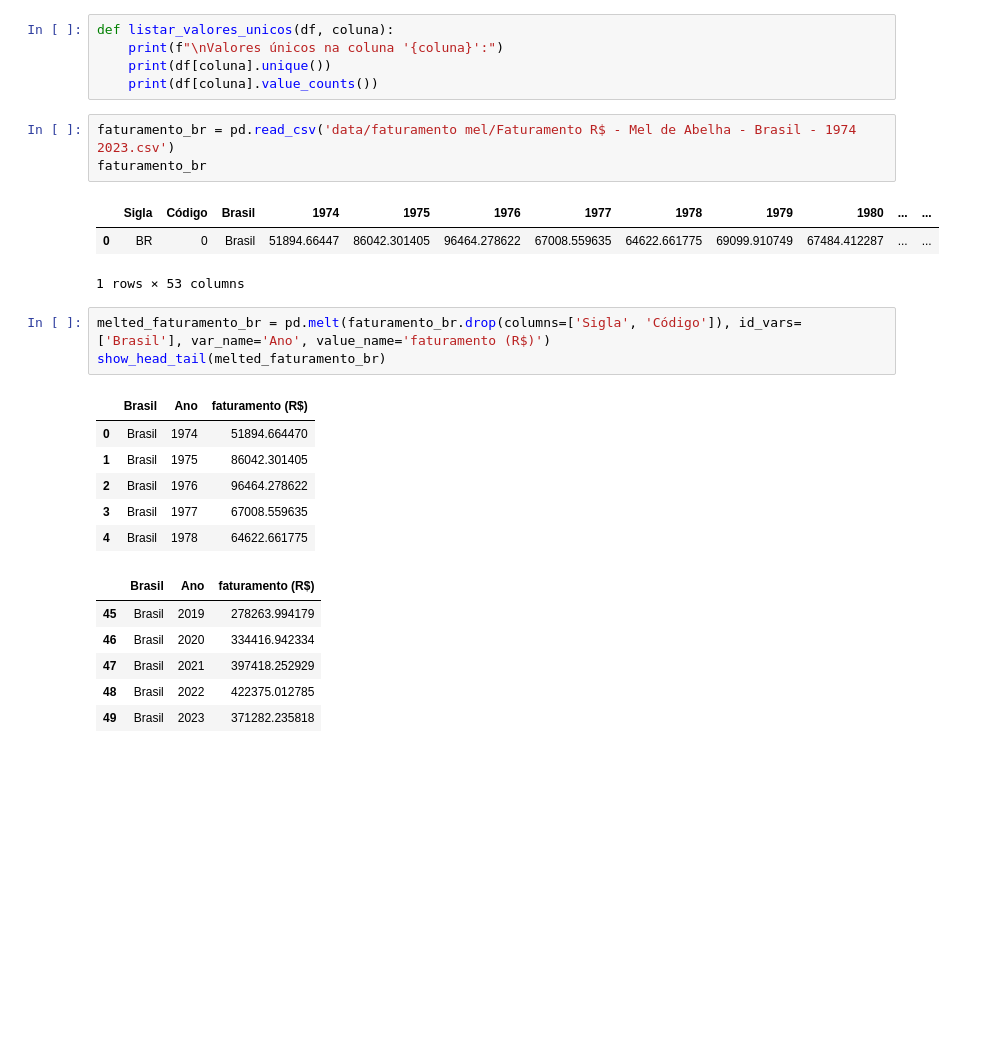
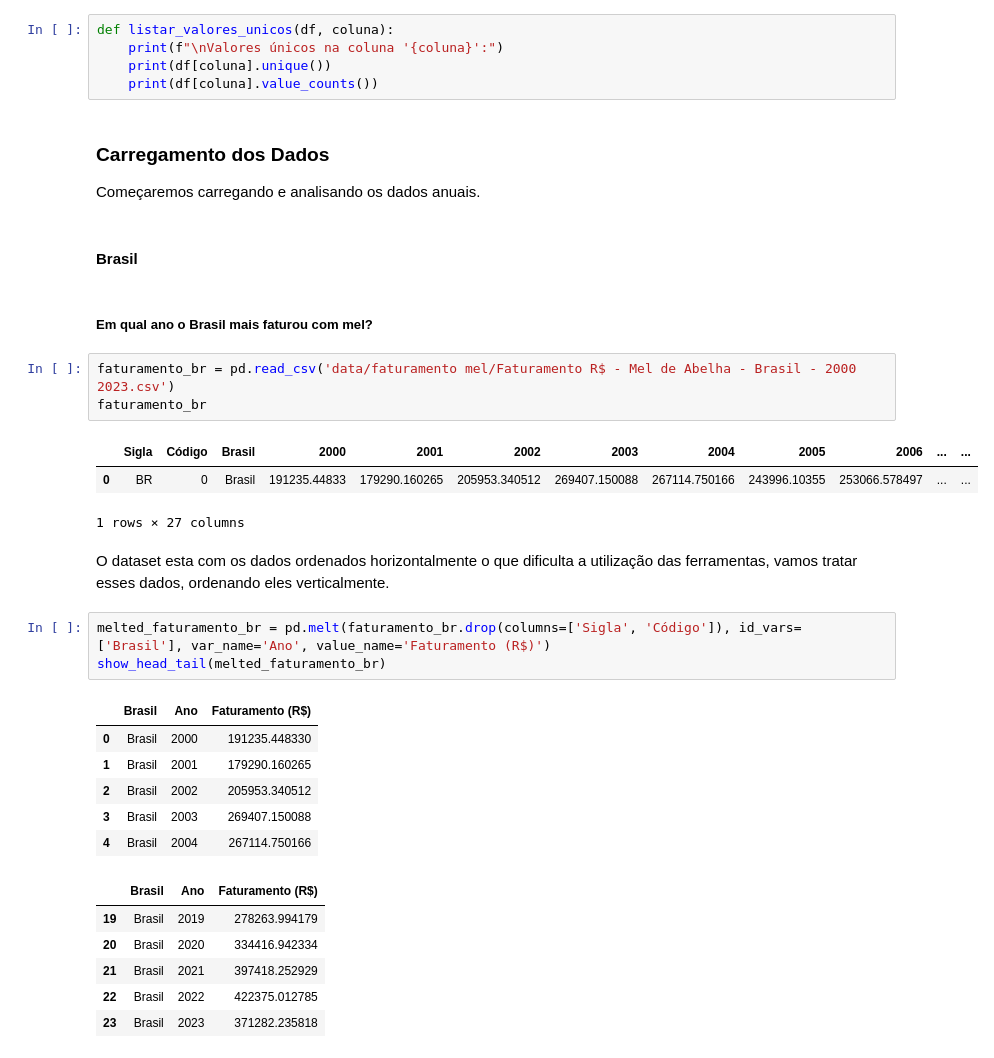
Before and after one commit to Gabriel-J-code/ad-projeto-bees-caatinga, a Jupyter notebook: relatorio.ipynb, the cells around one changed output. Saved outputs shown, nothing was run; the diff lists cells and outputs as text; blank space fills up the shorter version.

```diff
--- a/relatorio.ipynb
+++ b/relatorio.ipynb
@@ -34,26 +40,35 @@ def listar_valores_unicos(df, coluna):
     print(f"\nValores únicos na coluna '{coluna}':")
     print(df[coluna].unique())
     print(df[coluna].value_counts())
+# %% [markdown]
+### Carregamento dos Dados
+Começaremos carregando e analisando os dados anuais.
+# %% [markdown]
+#### Brasil
+# %% [markdown]
+##### Em qual ano o Brasil mais faturou com mel?
 # %%
-faturamento_br = pd.read_csv('data/faturamento mel/Faturamento R$ - Mel de Abelha - Brasil - 1974 2023.csv')
+faturamento_br = pd.read_csv('data/faturamento mel/Faturamento R$ - Mel de Abelha - Brasil - 2000 2023.csv')
 faturamento_br
 # %% [output]
-|  | Sigla | Código | Brasil | 1974 | 1975 | 1976 | 1977 | 1978 | 1979 | 1980 | ... | ... |
-| 0 | BR | 0 | Brasil | 51894.66447 | 86042.301405 | 96464.278622 | 67008.559635 | 64622.661775 | 69099.910749 | 67484.412287 | ... | ... |
+|  | Sigla | Código | Brasil | 2000 | 2001 | 2002 | 2003 | 2004 | 2005 | 2006 | ... | ... |
+| 0 | BR | 0 | Brasil | 191235.44833 | 179290.160265 | 205953.340512 | 269407.150088 | 267114.750166 | 243996.10355 | 253066.578497 | ... | ... |
-1 rows × 53 columns
+1 rows × 27 columns
+# %% [markdown]
+O dataset esta com os dados ordenados horizontalmente o que dificulta a utilização das ferramentas, vamos tratar esses dados, ordenando eles verticalmente.
 # %%
-melted_faturamento_br = pd.melt(faturamento_br.drop(columns=['Sigla', 'Código']), id_vars=['Brasil'], var_name='Ano', value_name='faturamento (R$)')
+melted_faturamento_br = pd.melt(faturamento_br.drop(columns=['Sigla', 'Código']), id_vars=['Brasil'], var_name='Ano', value_name='Faturamento (R$)')
 show_head_tail(melted_faturamento_br)
 # %% [output]
-|  | Brasil | Ano | faturamento (R$) |
-| 0 | Brasil | 1974 | 51894.664470 |
-| 1 | Brasil | 1975 | 86042.301405 |
-| 2 | Brasil | 1976 | 96464.278622 |
-| 3 | Brasil | 1977 | 67008.559635 |
-| 4 | Brasil | 1978 | 64622.661775 |
+|  | Brasil | Ano | Faturamento (R$) |
+| 0 | Brasil | 2000 | 191235.448330 |
+| 1 | Brasil | 2001 | 179290.160265 |
+| 2 | Brasil | 2002 | 205953.340512 |
+| 3 | Brasil | 2003 | 269407.150088 |
+| 4 | Brasil | 2004 | 267114.750166 |
-|  | Brasil | Ano | faturamento (R$) |
-| 45 | Brasil | 2019 | 278263.994179 |
-| 46 | Brasil | 2020 | 334416.942334 |
-| 47 | Brasil | 2021 | 397418.252929 |
-| 48 | Brasil | 2022 | 422375.012785 |
-| 49 | Brasil | 2023 | 371282.235818 |
+|  | Brasil | Ano | Faturamento (R$) |
+| 19 | Brasil | 2019 | 278263.994179 |
+| 20 | Brasil | 2020 | 334416.942334 |
+| 21 | Brasil | 2021 | 397418.252929 |
+| 22 | Brasil | 2022 | 422375.012785 |
+| 23 | Brasil | 2023 | 371282.235818 |
```
Also changed, not shown: parts of 37 cells of this notebook, 1 other file.
